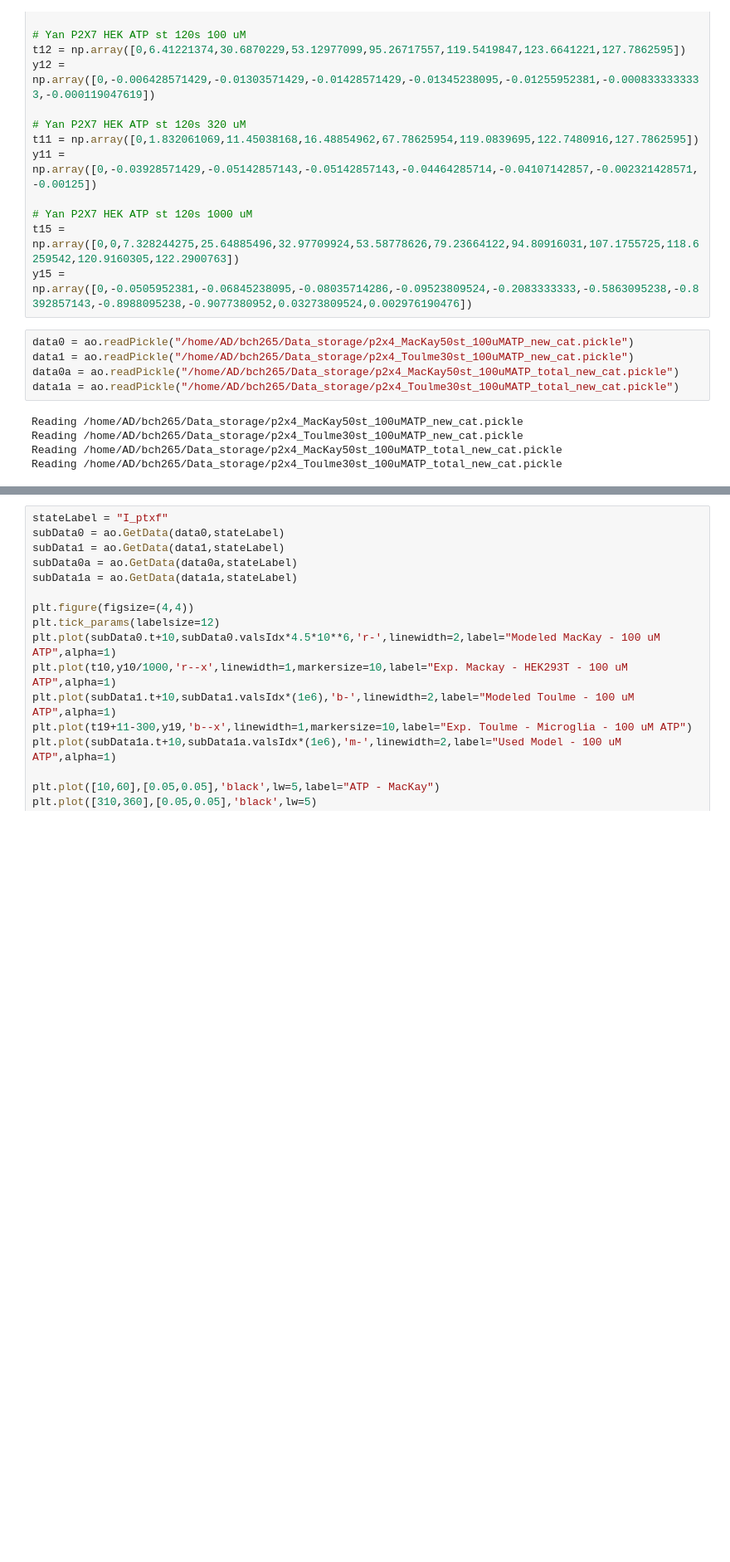
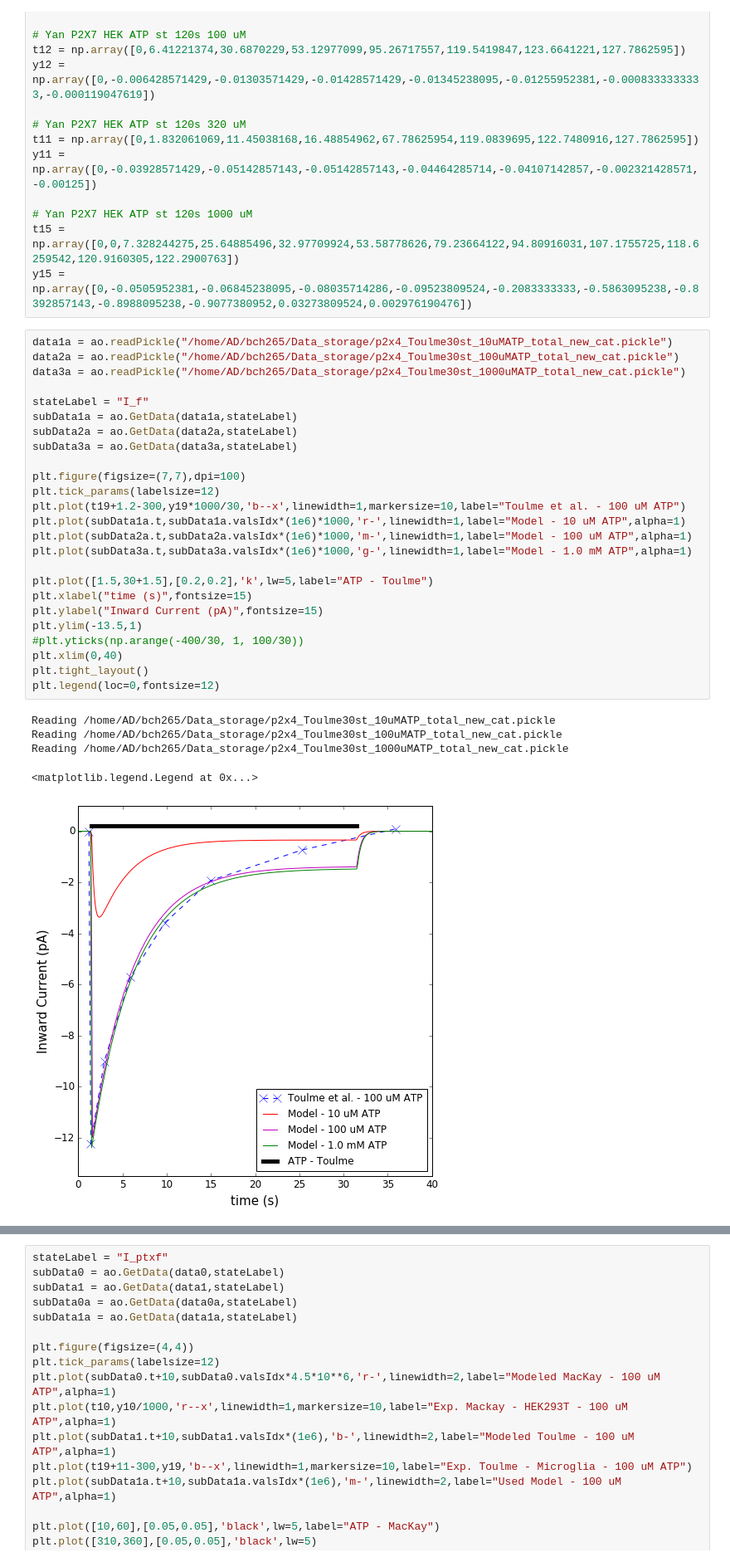
Before and after one commit to huskeypm/microglia, a Jupyter notebook: gotran/daisy-ptx_fitting.ipynb, the cells around one changed output, grey strips where cells are left out. Shown at 83% size. Drawn from its saved outputs; the diff is of its cells as text; blank space fills up the shorter version.

```diff
--- a/gotran/daisy-ptx_fitting.ipynb
+++ b/gotran/daisy-ptx_fitting.ipynb
@@ -35,13 +35,34 @@ y11 = np.array([0,-0.03928571429,-0.05142857143,-0.05142857143,-0.04464285714,-0
 # Yan P2X7 HEK ATP st 120s 1000 uM
 t15 = np.array([0,0,7.328244275,25.64885496,32.97709924,53.58778626,79.23664122,94.80916031,107.1755725,118.6259542,120.9160305,122.2900763])
 y15 = np.array([0,-0.0505952381,-0.06845238095,-0.08035714286,-0.09523809524,-0.2083333333,-0.5863095238,-0.8392857143,-0.8988095238,-0.9077380952,0.03273809524,0.002976190476])
-# %%
-data0 = ao.readPickle("/home/AD/bch265/Data_storage/p2x4_MacKay50st_100uMATP_new_cat.pickle")
-data1 = ao.readPickle("/home/AD/bch265/Data_storage/p2x4_Toulme30st_100uMATP_new_cat.pickle")
-data0a = ao.readPickle("/home/AD/bch265/Data_storage/p2x4_MacKay50st_100uMATP_total_new_cat.pickle")
-data1a = ao.readPickle("/home/AD/bch265/Data_storage/p2x4_Toulme30st_100uMATP_total_new_cat.pickle")
-# %% [output]
-Reading /home/AD/bch265/Data_storage/p2x4_MacKay50st_100uMATP_new_cat.pickle
-Reading /home/AD/bch265/Data_storage/p2x4_Toulme30st_100uMATP_new_cat.pickle
-Reading /home/AD/bch265/Data_storage/p2x4_MacKay50st_100uMATP_total_new_cat.pickle
-Reading /home/AD/bch265/Data_storage/p2x4_Toulme30st_100uMATP_total_new_cat.pickle
+# %%
+data1a = ao.readPickle("/home/AD/bch265/Data_storage/p2x4_Toulme30st_10uMATP_total_new_cat.pickle")
+data2a = ao.readPickle("/home/AD/bch265/Data_storage/p2x4_Toulme30st_100uMATP_total_new_cat.pickle")
+data3a = ao.readPickle("/home/AD/bch265/Data_storage/p2x4_Toulme30st_1000uMATP_total_new_cat.pickle")
+
+stateLabel = "I_f"
+subData1a = ao.GetData(data1a,stateLabel)
+subData2a = ao.GetData(data2a,stateLabel)
+subData3a = ao.GetData(data3a,stateLabel)
+
+plt.figure(figsize=(7,7),dpi=100)
+plt.tick_params(labelsize=12)
+plt.plot(t19+1.2-300,y19*1000/30,'b--x',linewidth=1,markersize=10,label="Toulme et al. - 100 uM ATP")
+plt.plot(subData1a.t,subData1a.valsIdx*(1e6)*1000,'r-',linewidth=1,label="Model - 10 uM ATP",alpha=1)
+plt.plot(subData2a.t,subData2a.valsIdx*(1e6)*1000,'m-',linewidth=1,label="Model - 100 uM ATP",alpha=1)
+plt.plot(subData3a.t,subData3a.valsIdx*(1e6)*1000,'g-',linewidth=1,label="Model - 1.0 mM ATP",alpha=1)
+
+plt.plot([1.5,30+1.5],[0.2,0.2],'k',lw=5,label="ATP - Toulme")
+plt.xlabel("time (s)",fontsize=15)
+plt.ylabel("Inward Current (pA)",fontsize=15)
+plt.ylim(-13.5,1)
+#plt.yticks(np.arange(-400/30, 1, 100/30))
+plt.xlim(0,40)
+plt.tight_layout()
+plt.legend(loc=0,fontsize=12)
+# %% [output]
+Reading /home/AD/bch265/Data_storage/p2x4_Toulme30st_10uMATP_total_new_cat.pickle
+Reading /home/AD/bch265/Data_storage/p2x4_Toulme30st_100uMATP_total_new_cat.pickle
+Reading /home/AD/bch265/Data_storage/p2x4_Toulme30st_1000uMATP_total_new_cat.pickle
+<matplotlib.legend.Legend at 0x...>
+[figure, added]
```
Also changed, not shown: parts of 6 cells of this notebook, 8 other files.
